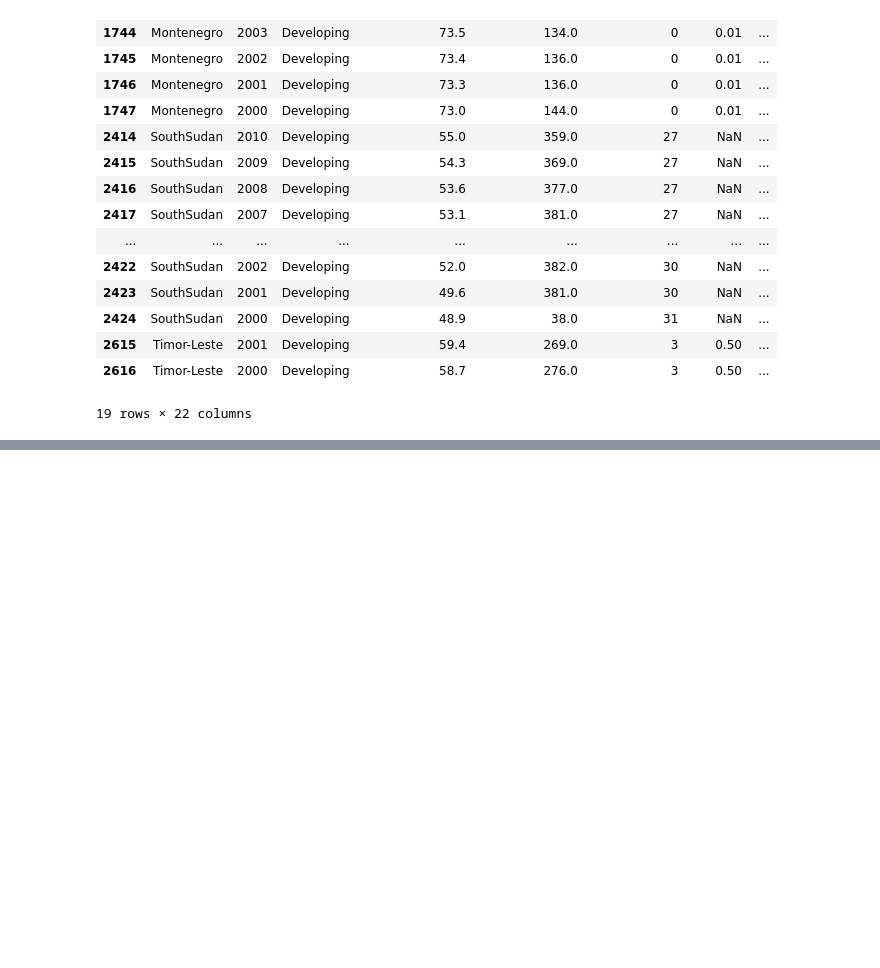
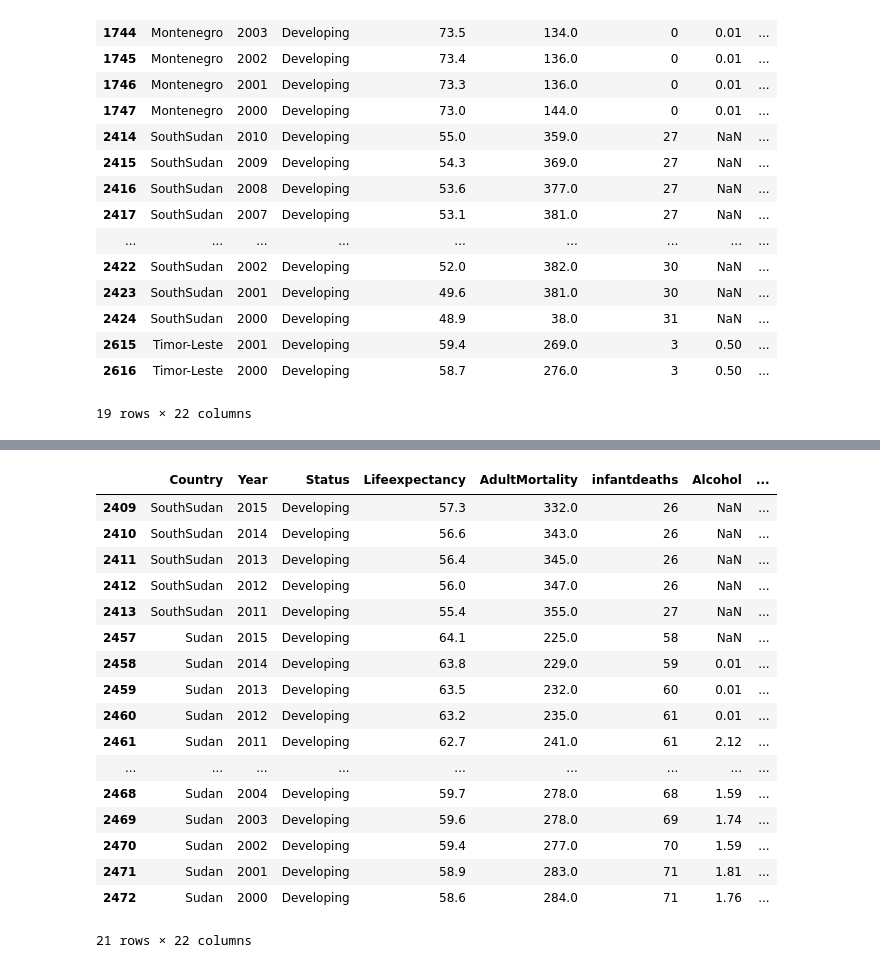
Before and after one commit to divanov137/Life_expectancy, a Jupyter notebook: life_expectancy.ipynb, the cells around one changed output, grey strips where cells are left out. Drawn from its saved outputs; the diff is of its cells as text; code cells hidden in the pictures; blank space fills up the shorter version.

```diff
--- a/life_expectancy.ipynb
+++ b/life_expectancy.ipynb
@@ -138,0 +190,2 @@ df[df['Polio'].isnull()]
+# %%
+df = df.dropna(axis=0, subset=['Polio'])
@@ -138,0 +212,21 @@ df[df['Polio'].isnull()]
+# %%
+df[df['thinness1-19years'].isnull()]
+# %% [output]
+|  | Country | Year | Status | Lifeexpectancy | AdultMortality | infantdeaths | Alcohol | ... |
+| 2409 | SouthSudan | 2015 | Developing | 57.3 | 332.0 | 26 | NaN | ... |
+| 2410 | SouthSudan | 2014 | Developing | 56.6 | 343.0 | 26 | NaN | ... |
+| 2411 | SouthSudan | 2013 | Developing | 56.4 | 345.0 | 26 | NaN | ... |
+| 2412 | SouthSudan | 2012 | Developing | 56.0 | 347.0 | 26 | NaN | ... |
+| 2413 | SouthSudan | 2011 | Developing | 55.4 | 355.0 | 27 | NaN | ... |
+| 2457 | Sudan | 2015 | Developing | 64.1 | 225.0 | 58 | NaN | ... |
+| 2458 | Sudan | 2014 | Developing | 63.8 | 229.0 | 59 | 0.01 | ... |
+| 2459 | Sudan | 2013 | Developing | 63.5 | 232.0 | 60 | 0.01 | ... |
+| 2460 | Sudan | 2012 | Developing | 63.2 | 235.0 | 61 | 0.01 | ... |
+| 2461 | Sudan | 2011 | Developing | 62.7 | 241.0 | 61 | 2.12 | ... |
+| ... | ... | ... | ... | ... | ... | ... | ... | ... |
+| 2468 | Sudan | 2004 | Developing | 59.7 | 278.0 | 68 | 1.59 | ... |
+| 2469 | Sudan | 2003 | Developing | 59.6 | 278.0 | 69 | 1.74 | ... |
+| 2470 | Sudan | 2002 | Developing | 59.4 | 277.0 | 70 | 1.59 | ... |
+| 2471 | Sudan | 2001 | Developing | 58.9 | 283.0 | 71 | 1.81 | ... |
+| 2472 | Sudan | 2000 | Developing | 58.6 | 284.0 | 71 | 1.76 | ... |
+21 rows × 22 columns
```
Also changed, not shown: parts of 8 cells of this notebook, 1 other file.
